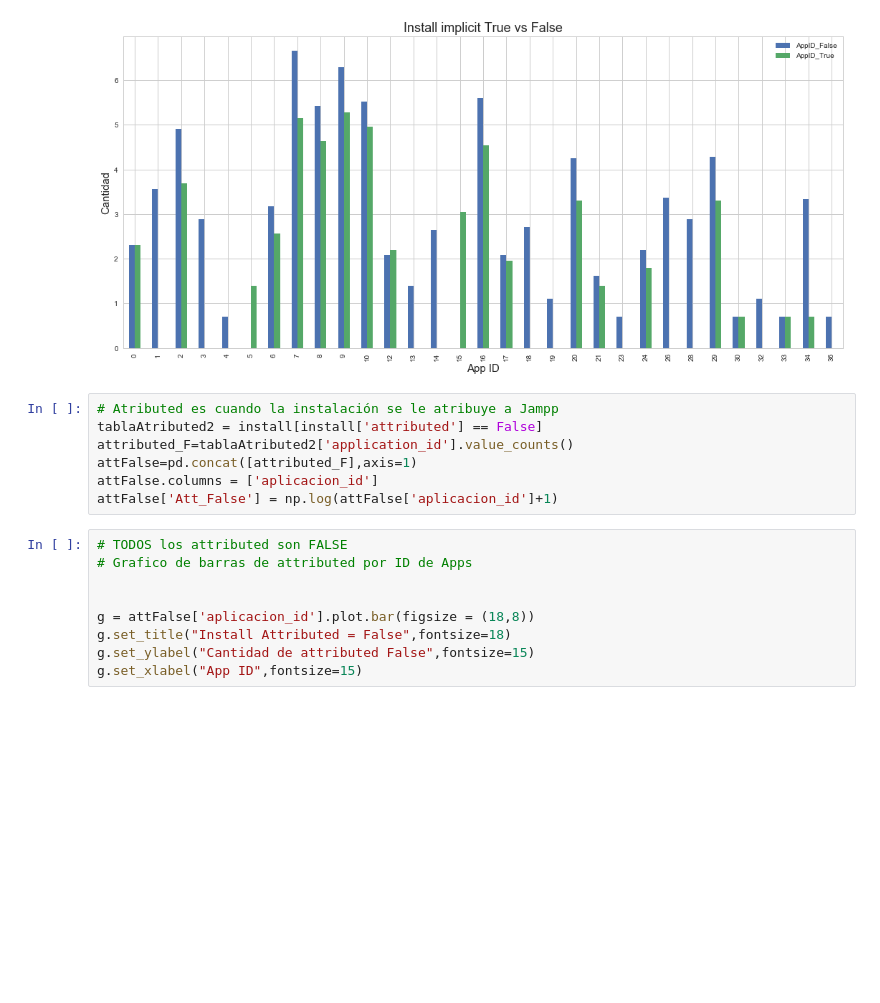
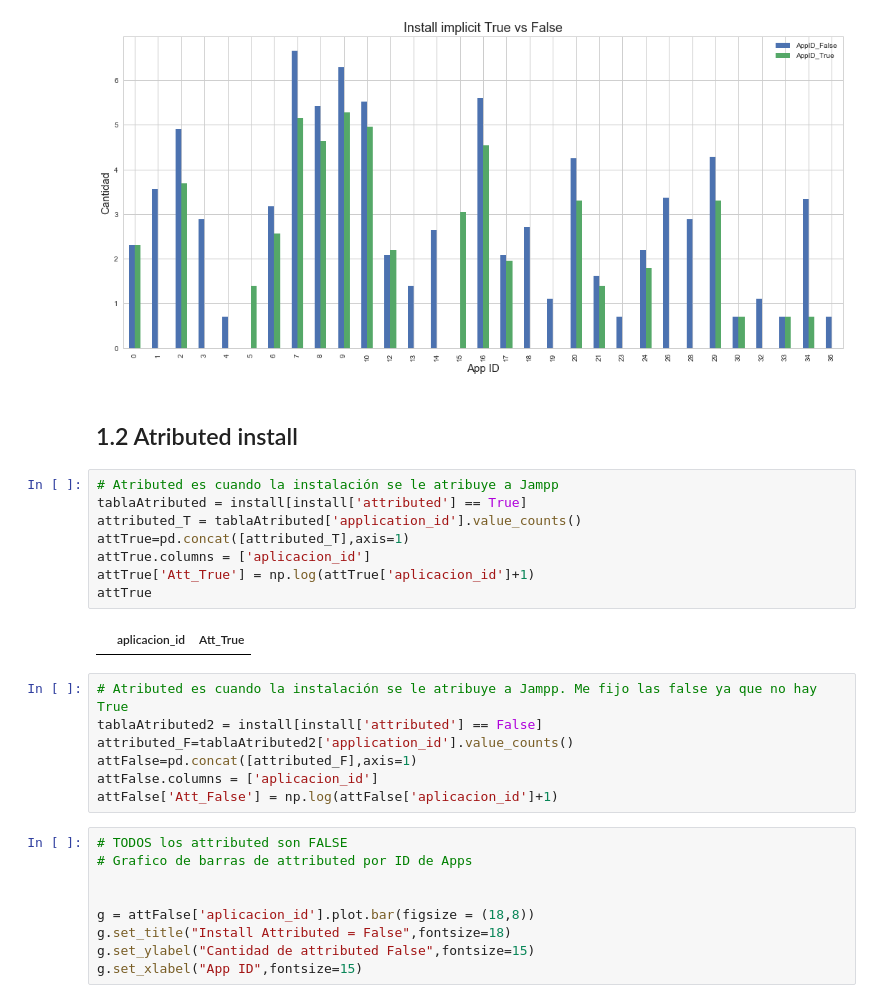
Before and after one commit to LucasCatolino/Organizacion-de-Datos, a Jupyter notebook: Installs.ipynb, the cells around one changed output. Drawn from its saved outputs; the diff is of its cells as text; blank space fills up the shorter version.

Commit message:
Retoques a INSTALL y hago mi parte del informe

```diff
--- a/Installs.ipynb
+++ b/Installs.ipynb
@@ -101,8 +101,20 @@ g.set_xlabel("App ID",fontsize=15)
 # %% [output]
 Text(0.5,0,'App ID')
 [figure]
+# %% [markdown]
+## 1.2 Atributed install
+# %%
+# Atributed es cuando la instalación se le atribuye a Jampp
+tablaAtributed = install[install['attributed'] == True]
+attributed_T = tablaAtributed['application_id'].value_counts()
+attTrue=pd.concat([attributed_T],axis=1)
+attTrue.columns = ['aplicacion_id']
+attTrue['Att_True'] = np.log(attTrue['aplicacion_id']+1)
+attTrue
+# %% [output]
+|  | aplicacion_id | Att_True |
 # %%
-# Atributed es cuando la instalación se le atribuye a Jampp
+# Atributed es cuando la instalación se le atribuye a Jampp. Me fijo las false ya que no hay True
 tablaAtributed2 = install[install['attributed'] == False]
 attributed_F=tablaAtributed2['application_id'].value_counts()
 attFalse=pd.concat([attributed_F],axis=1)
```
Also changed, not shown: parts of 13 cells of this notebook, 1 other file.
